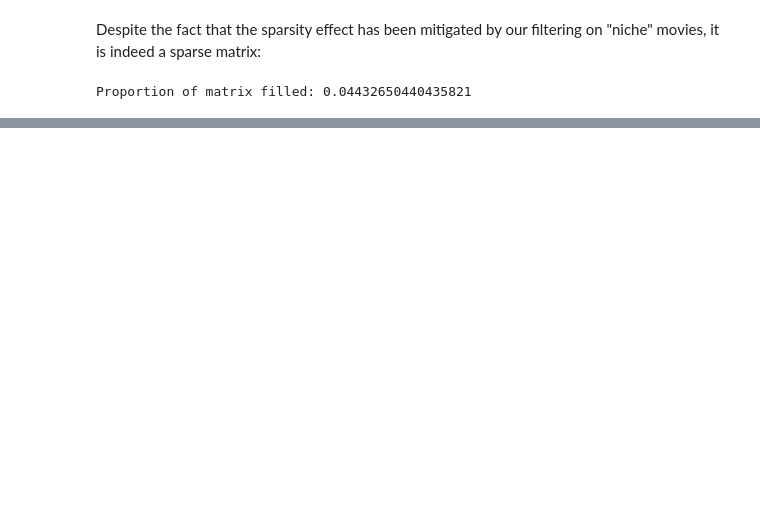
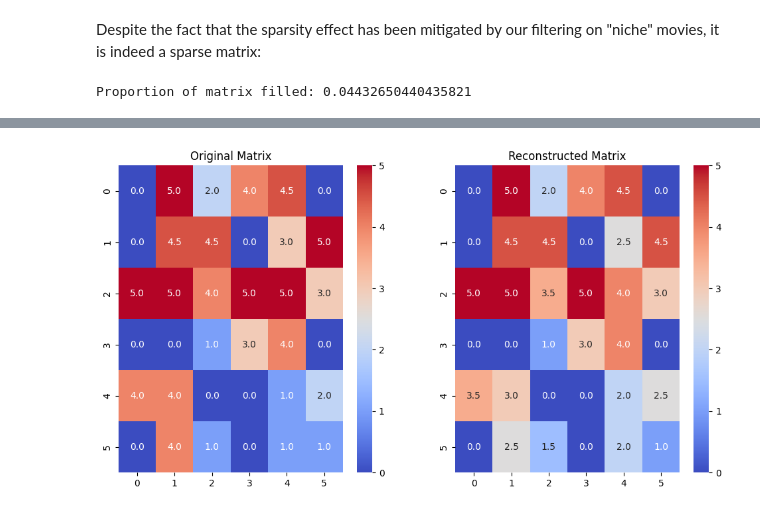
Before and after one commit to Fede-Testa/Movie-Recommendation-System, a Jupyter notebook: main.ipynb, the cells around one changed output, grey strips where cells are left out. Saved outputs shown, nothing was run; the diff lists cells and outputs as text; code cells hidden in the pictures; blank space fills up the shorter version.

Commit message:
Added visual explanation and toy example

```diff
--- a/main.ipynb
+++ b/main.ipynb
@@ -932,20 +194,0 @@ plt.show()
-# %%
-# plot in a bidimensional plane the latent factors of the users and the movies
-user_factors, movie_factors = als.get_factors()
-# center them
-user_factors = user_factors - user_factors.mean(axis=0)
-movie_factors = movie_factors - movie_factors.mean(axis=1).reshape(-1, 1)
-plt.figure(figsize=(10, 6))
-plt.scatter(user_factors[:, 0], user_factors[:, 1], label="Users")
-plt.scatter(movie_factors[0, :], movie_factors[1, :], label="Movies")
-# add to each movie the name
-for i in range(movie_factors.shape[1]):
-    plt.text(movie_factors[0, i], movie_factors[1, i], uim_sparse.get_movie_name(uim_sparse.get_movie_id(i), from_idx=False))
-# add to each user the id
-for i in range(user_factors.shape[0]):
-    plt.text(user_factors[i, 0], user_factors[i, 1], uim_sparse.get_user_id(i))
-plt.xlabel("Factor 1")
-plt.ylabel("Factor 2")
-plt.title("User and Movie Latent Factors")
-plt.legend()
-plt.show()
@@ -1154,0 +978,46 @@ print(np.round(model.predict(), decimals=2))  # Predict the entire matrix
+# %%
+import seaborn as sns
+# drop rows with rating = 0
+ratings = ratings[ratings['rating'] != 0]
+# store in a csv file
+ratings.to_csv('data/ratings_small.csv', index=False)
+
+# paths
+ratings_path = "data/ratings_small.csv"
+movie_path = "data/movies_small.csv"
+
+# Initialize UserItemMatrix instance
+uim = UserItemMatrix(ratings_path, movie_path, sparse=True)
+
+# Initialize ALS_WR instance
+als = ALS_WR(uim, factor_dim=2)
+
+# Train the model
+als.fit(n_iter=10, reg_param=0.05, regularization="weighted")
+
+# show the reconstructed matrix
+reconstructed_matrix = als.user_factors @ als.movie_factors
+# set values to zero if the original matrix has zero values
+reconstructed_matrix[uim.get_user_item_matrix().values == 0] = 0
+# round the reconstructed to the closest integer .5 value
+reconstructed_matrix = np.round(reconstructed_matrix * 2) / 2
+# clip values in [0,5]
+reconstructed_matrix = np.clip(reconstructed_matrix, 0, 5)
+
+# # print the reconstructed matrix
+# print(reconstructed_matrix)
+# # print the original matrix
+# print(uim.get_user_item_matrix().values)
+
+plt.figure(figsize=(12, 6))
+plt.subplot(1, 2, 1)
+sns.heatmap(uim.get_user_item_matrix().values, cmap='coolwarm', cbar=True, annot = True, fmt=".1f")
+plt.title('Original Matrix')
+plt.subplot(1, 2, 2)
+sns.heatmap(reconstructed_matrix, cmap='coolwarm', cbar=True, annot = True, fmt=".1f")
+plt.title('Reconstructed Matrix')
+
+plt.show()
+plt.show()
+# %% [output]
+[figure, added]
```
Also changed, not shown: parts of 57 cells of this notebook, 9 other files.
